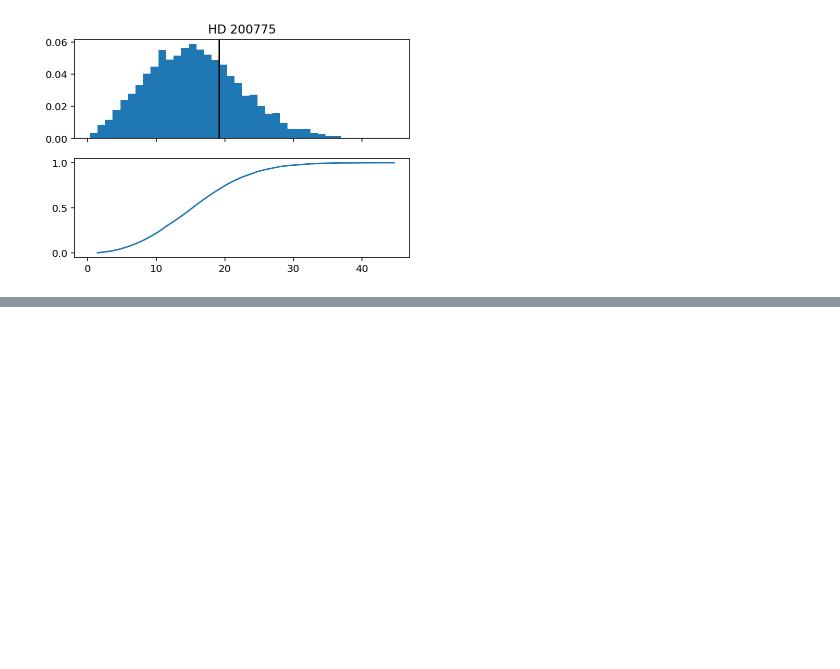
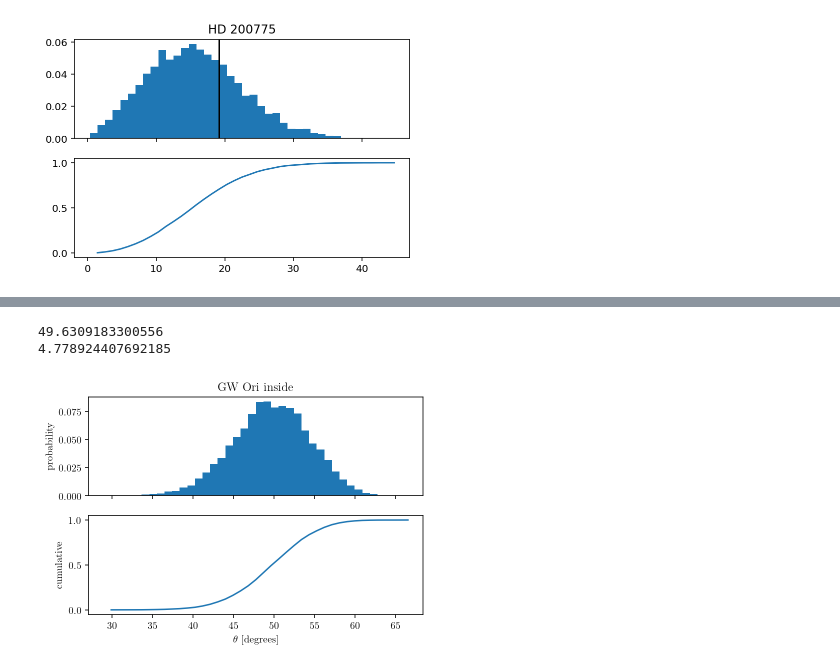
Before and after one commit to iancze/hierarchical-mutual-inclinations, a Jupyter notebook: MutualInclinationUncertainty.ipynb, the cells around one changed output, grey strips where cells are left out. Saved outputs shown, nothing was run; the diff lists cells and outputs as text; code cells hidden in the pictures; blank space fills up the shorter version.

```diff
--- a/MutualInclinationUncertainty.ipynb
+++ b/MutualInclinationUncertainty.ipynb
@@ -131,0 +178,6 @@ analyze_system(table[9])
+# %%
+analyze_system_symmetric(table[11])
+# %% [output]
+49.6309183300556
+4.778924407692185
+[figure, added]
```
Also changed, not shown: parts of 6 cells of this notebook, 4 other files.
